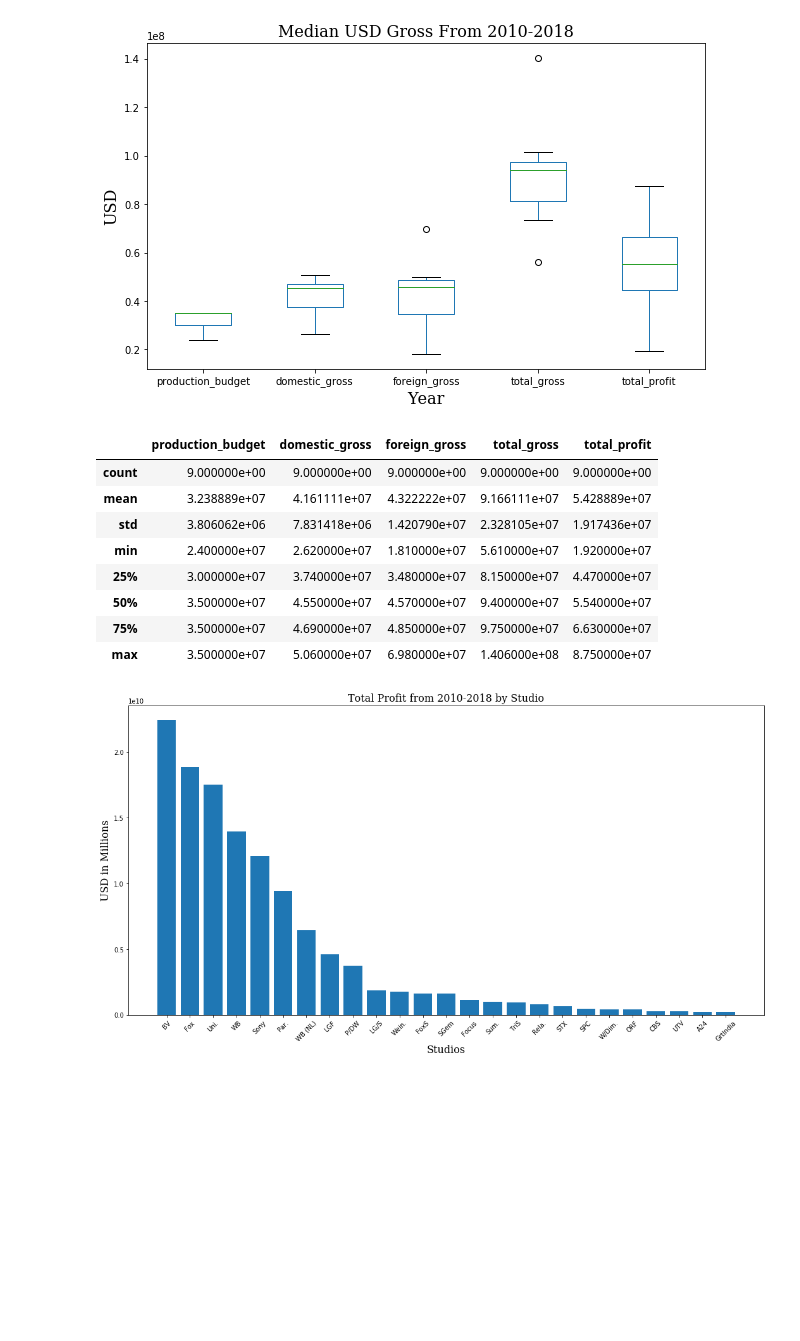
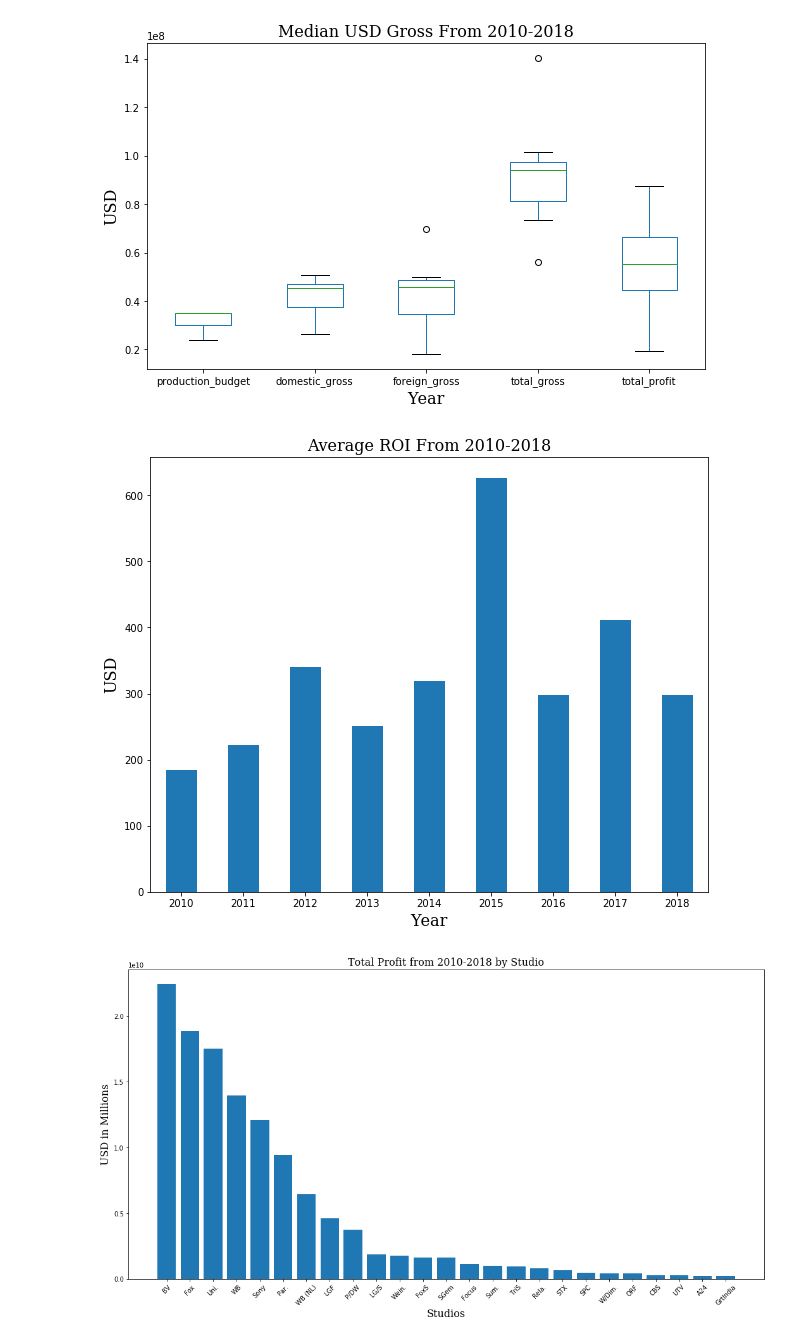
Before and after one commit to dorjeys3/Movies-Analysis, a Jupyter notebook: TMDB and BOM.ipynb, the cells around one changed output. Drawn from its saved outputs; the diff is of its cells as text; code cells hidden in the pictures; blank space fills up the shorter version.

```diff
--- a/TMDB and BOM.ipynb
+++ b/TMDB and BOM.ipynb
@@ -258,3 +254,8 @@ tots=df.groupby("year")["production_budget", "domestic_gross", "foreign_gross",
+# %%
+tots=df.groupby("year")["production_budget", "domestic_gross", "foreign_gross", "total_gross","total_profit"].sum()[:25]
+median_df=df.groupby("year")["production_budget", "domestic_gross", "foreign_gross", "total_gross","total_profit"].agg("median")[:25]
+mean_df=df.groupby("year")["production_budget", "domestic_gross", "foreign_gross", "total_gross","total_profit"].agg("mean")[:25]
+roi_df=df.groupby("year")["roi_percentage"].agg("mean")[:25]
 # %%
 font = {'family': 'serif',
         'color':  'black',
@@ -313,16 +311,18 @@ plt.title("Median USD Gross From 2010-2018", fontdict=font);
 plt.savefig('images/avg_gross_boxplot_2010_2018.png', bbox_inches = "tight");
 # %% [output]
 [figure]
-# %%
-median_df.describe()
-# %% [output]
-|  | production_budget | domestic_gross | foreign_gross | total_gross | total_profit |
-| count | 9.000000e+00 | 9.000000e+00 | 9.000000e+00 | 9.000000e+00 | 9.000000e+00 |
-| mean | 3.238889e+07 | 4.161111e+07 | 4.322222e+07 | 9.166111e+07 | 5.428889e+07 |
-| std | 3.806062e+06 | 7.831418e+06 | 1.420790e+07 | 2.328105e+07 | 1.917436e+07 |
-| min | 2.400000e+07 | 2.620000e+07 | 1.810000e+07 | 5.610000e+07 | 1.920000e+07 |
-| 25% | 3.000000e+07 | 3.740000e+07 | 3.480000e+07 | 8.150000e+07 | 4.470000e+07 |
-| 50% | 3.500000e+07 | 4.550000e+07 | 4.570000e+07 | 9.400000e+07 | 5.540000e+07 |
-| 75% | 3.500000e+07 | 4.690000e+07 | 4.850000e+07 | 9.750000e+07 | 6.630000e+07 |
-| max | 3.500000e+07 | 5.060000e+07 | 6.980000e+07 | 1.406000e+08 | 8.750000e+07 |
+# %%
+font = {'family': 'serif',
+        'color':  'black',
+        'weight': 'normal',
+        'size': 16,
+        }
+roi_df.plot(kind = "bar", figsize = (10,8))
+plt.ylabel("USD", fontdict=font)
+plt.xlabel("Year", fontdict=font)
+plt.title("Average ROI From 2010-2018", fontdict=font);
+plt.xticks(rotation=0)
+plt.savefig('images/total_gross_2010_2018.png', bbox_inches = "tight");
+# %% [output]
+[figure, added]
 # %%
```
Also changed, not shown: parts of 54 cells of this notebook, 5 other files.
